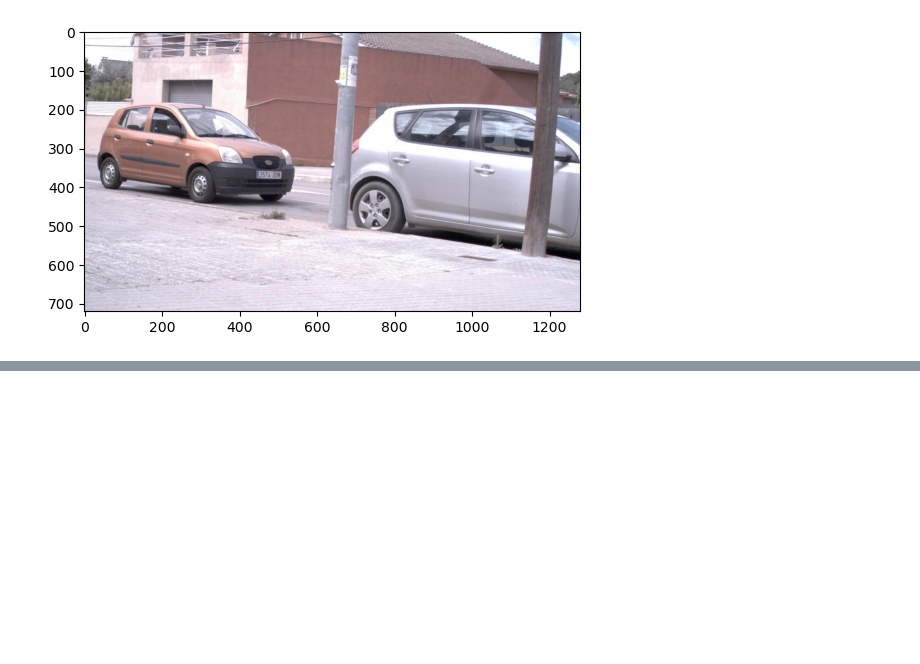
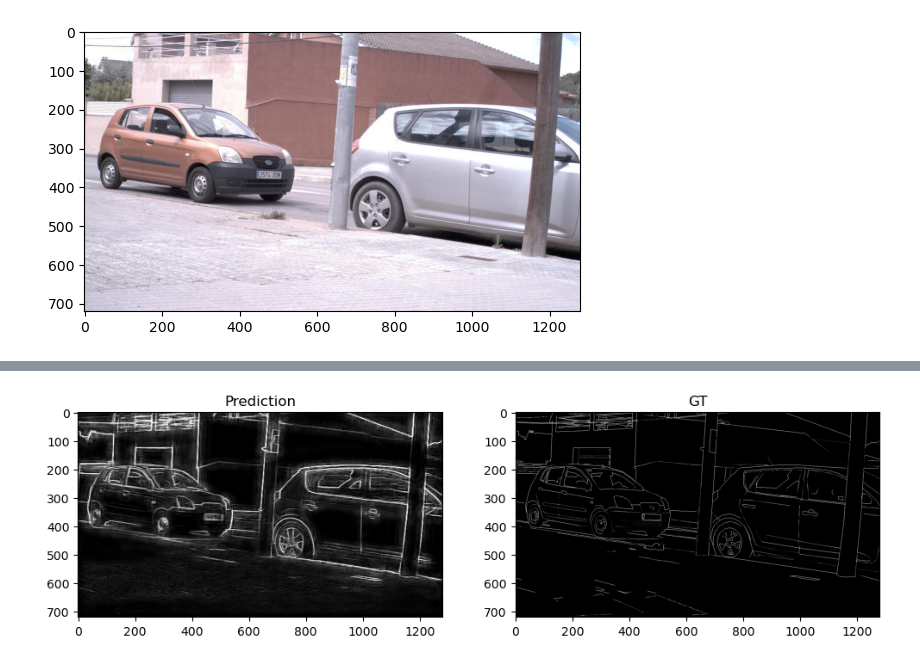
Before and after one commit to SpongeStark/intership_2025_COSYS, a Jupyter notebook: demo/demo_Dexined/demo_Dexined_with_visibility.ipynb, the cells around one changed output, grey strips where cells are left out. Cells and saved outputs as stored; diff of their text form; code cells hidden in the pictures; blank space fills up the shorter version.

```diff
--- a/demo/demo_Dexined/demo_Dexined_with_visibility.ipynb
+++ b/demo/demo_Dexined/demo_Dexined_with_visibility.ipynb
@@ -121,0 +124,12 @@ plt.show()
+# %%
+# display result
+fig, (ax1, ax2) = plt.subplots(1, 2)
+fig.set_size_inches(12, 4)
+# fig.suptitle(img_index)
+ax1.imshow(normalisation(yhat, 98), cmap="gray")
+ax1.set_title("Prediction")
+ax2.imshow(normalisation(y, 98), cmap="gray")
+ax2.set_title("GT")
+plt.show()
+# %% [output]
+[figure, added]
```
Also changed, not shown: parts of 1 cell of this notebook.
